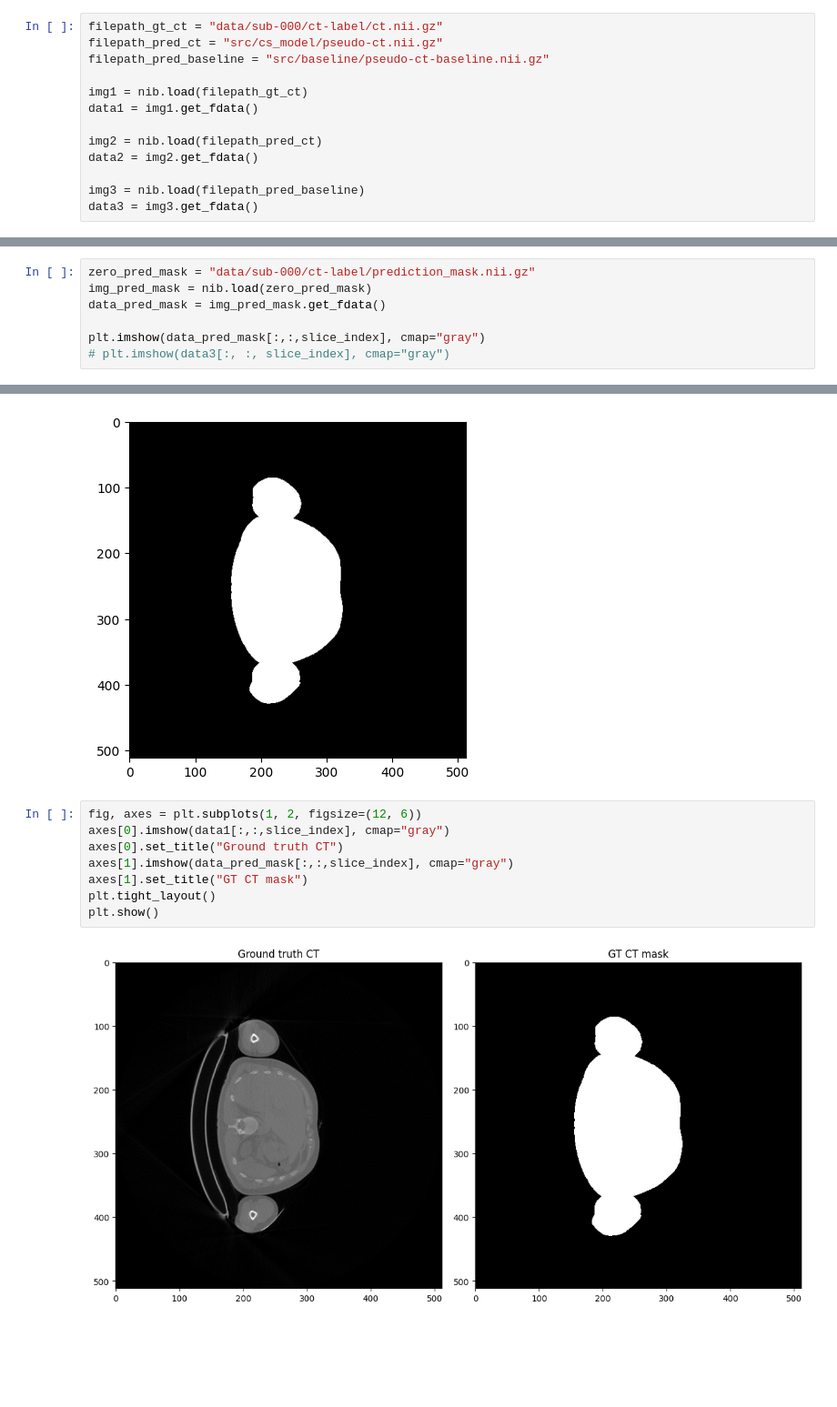
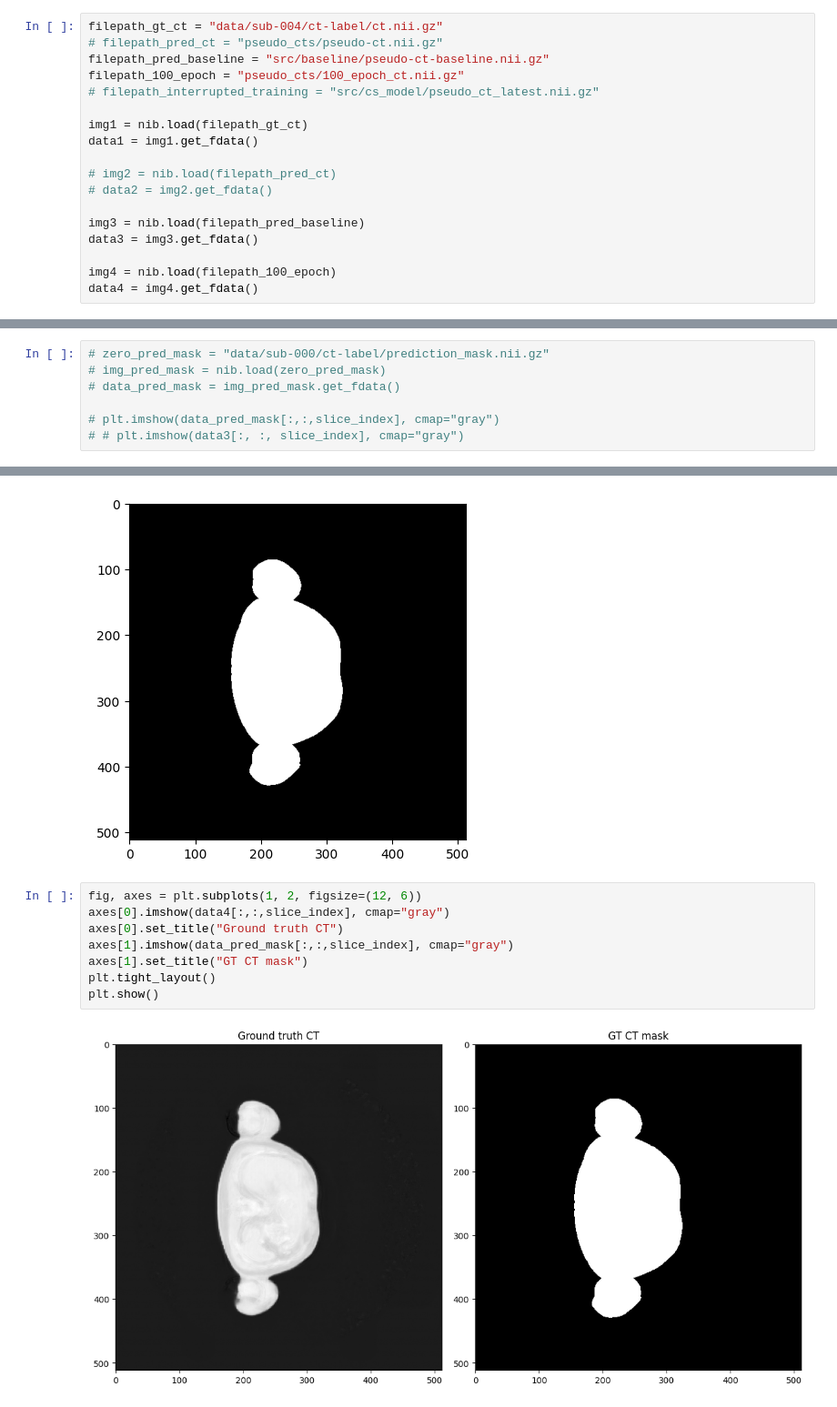
Before and after one commit to charlotteesavage/challenge-codebase, a Jupyter notebook: viewing.ipynb, the cells around one changed output, grey strips where cells are left out. Shown at 91% size. Cells and saved outputs as stored; diff of their text form; blank space fills up the shorter version.

```diff
--- a/viewing.ipynb
+++ b/viewing.ipynb
@@ -11,15 +11,20 @@ from src.evaluation.metrics import (
     compute_whole_body_mu_mae,
 )
 # %%
-filepath_gt_ct = "data/sub-000/ct-label/ct.nii.gz"
-filepath_pred_ct = "src/cs_model/pseudo-ct.nii.gz"
+filepath_gt_ct = "data/sub-004/ct-label/ct.nii.gz"
+# filepath_pred_ct = "pseudo_cts/pseudo-ct.nii.gz"
 filepath_pred_baseline = "src/baseline/pseudo-ct-baseline.nii.gz"
+filepath_100_epoch = "pseudo_cts/100_epoch_ct.nii.gz"
+# filepath_interrupted_training = "src/cs_model/pseudo_ct_latest.nii.gz"
 
 img1 = nib.load(filepath_gt_ct)
 data1 = img1.get_fdata()
 
-img2 = nib.load(filepath_pred_ct)
-data2 = img2.get_fdata()
+# img2 = nib.load(filepath_pred_ct)
+# data2 = img2.get_fdata()
 
 img3 = nib.load(filepath_pred_baseline)
 data3 = img3.get_fdata()
+
+img4 = nib.load(filepath_100_epoch)
+data4 = img4.get_fdata()
@@ -98,20 +116,20 @@ np.float64(0.006004375143993909)
 # %%
-zero_pred_mask = "data/sub-000/ct-label/prediction_mask.nii.gz"
-img_pred_mask = nib.load(zero_pred_mask)
-data_pred_mask = img_pred_mask.get_fdata()
+# zero_pred_mask = "data/sub-000/ct-label/prediction_mask.nii.gz"
+# img_pred_mask = nib.load(zero_pred_mask)
+# data_pred_mask = img_pred_mask.get_fdata()
 
-plt.imshow(data_pred_mask[:,:,slice_index], cmap="gray")
-# plt.imshow(data3[:, :, slice_index], cmap="gray")
+# plt.imshow(data_pred_mask[:,:,slice_index], cmap="gray")
+# # plt.imshow(data3[:, :, slice_index], cmap="gray")
 # %% [output]
 <matplotlib.image.AxesImage at 0x...>
 [figure]
 # %%
 fig, axes = plt.subplots(1, 2, figsize=(12, 6))
-axes[0].imshow(data1[:,:,slice_index], cmap="gray")
+axes[0].imshow(data4[:,:,slice_index], cmap="gray")
 axes[0].set_title("Ground truth CT")
 axes[1].imshow(data_pred_mask[:,:,slice_index], cmap="gray")
 axes[1].set_title("GT CT mask")
 plt.tight_layout()
 plt.show()
 # %% [output]
-[figure, old version]
+[figure, new version]
```
Also changed, not shown: parts of 6 cells of this notebook.
